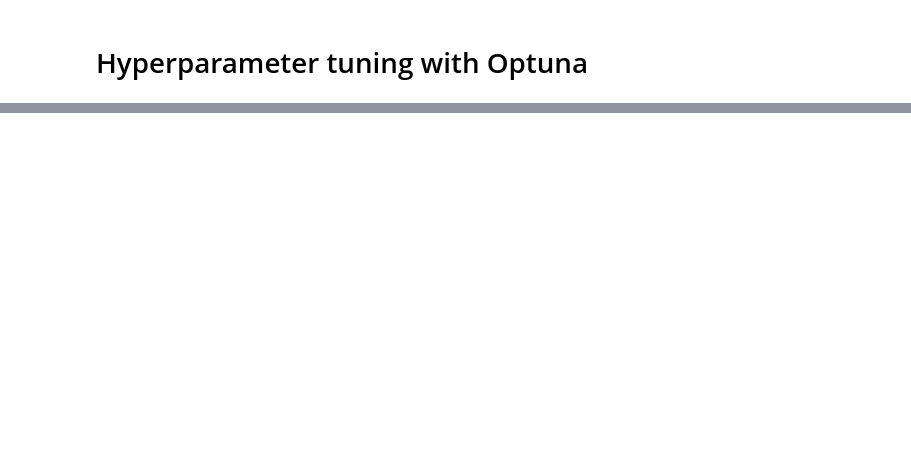
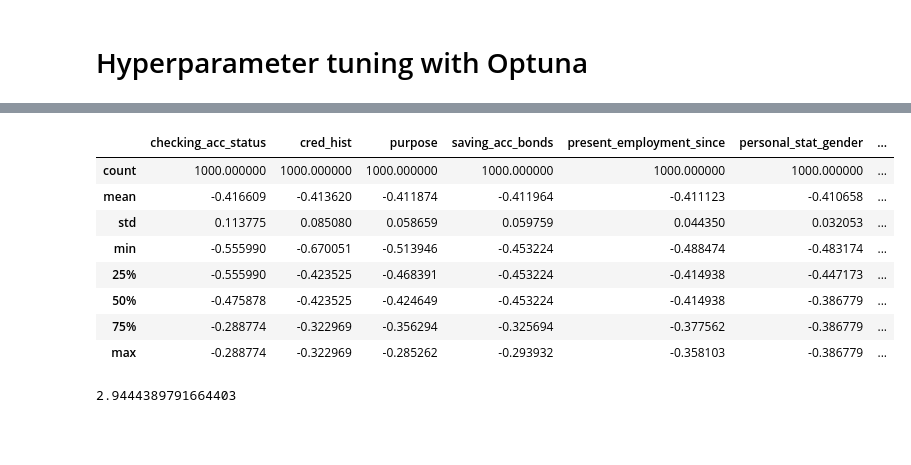
Before and after one commit to elsnkazm/datazone_data_preprocessing, a Jupyter notebook: seminar_v3.ipynb, the cells around one changed output, grey strips where cells are left out. Saved outputs shown, nothing was run; the diff lists cells and outputs as text; code cells hidden in the pictures; blank space fills up the shorter version.

```diff
--- a/seminar_v3.ipynb
+++ b/seminar_v3.ipynb
@@ -430,0 +696,21 @@ plt.show()
+# %%
+lg = LogOddsEncoder(smoothing_factor=0.72)
+d = lg.fit_transform(df[categorical_features+['target']])
+# %%
+d[categorical_features].astype(float).describe()
+# %% [output]
+|  | checking_acc_status | cred_hist | purpose | saving_acc_bonds | present_employment_since | personal_stat_gender | ... |
+| count | 1000.000000 | 1000.000000 | 1000.000000 | 1000.000000 | 1000.000000 | 1000.000000 | ... |
+| mean | -0.416609 | -0.413620 | -0.411874 | -0.411964 | -0.411123 | -0.410658 | ... |
+| std | 0.113775 | 0.085080 | 0.058659 | 0.059759 | 0.044350 | 0.032053 | ... |
+| min | -0.555990 | -0.670051 | -0.513946 | -0.453224 | -0.488474 | -0.483174 | ... |
+| 25% | -0.555990 | -0.423525 | -0.468391 | -0.453224 | -0.414938 | -0.447173 | ... |
+| 50% | -0.475878 | -0.423525 | -0.424649 | -0.453224 | -0.414938 | -0.386779 | ... |
+| 75% | -0.288774 | -0.322969 | -0.356294 | -0.325694 | -0.377562 | -0.386779 | ... |
+| max | -0.288774 | -0.322969 | -0.285262 | -0.293932 | -0.358103 | -0.386779 | ... |
+# %%
+np.log(0.95/0.05)
+# %% [output]
+2.9444389791664403
+# %% [markdown]
+#
```
Also changed, not shown: parts of 26 cells of this notebook.
